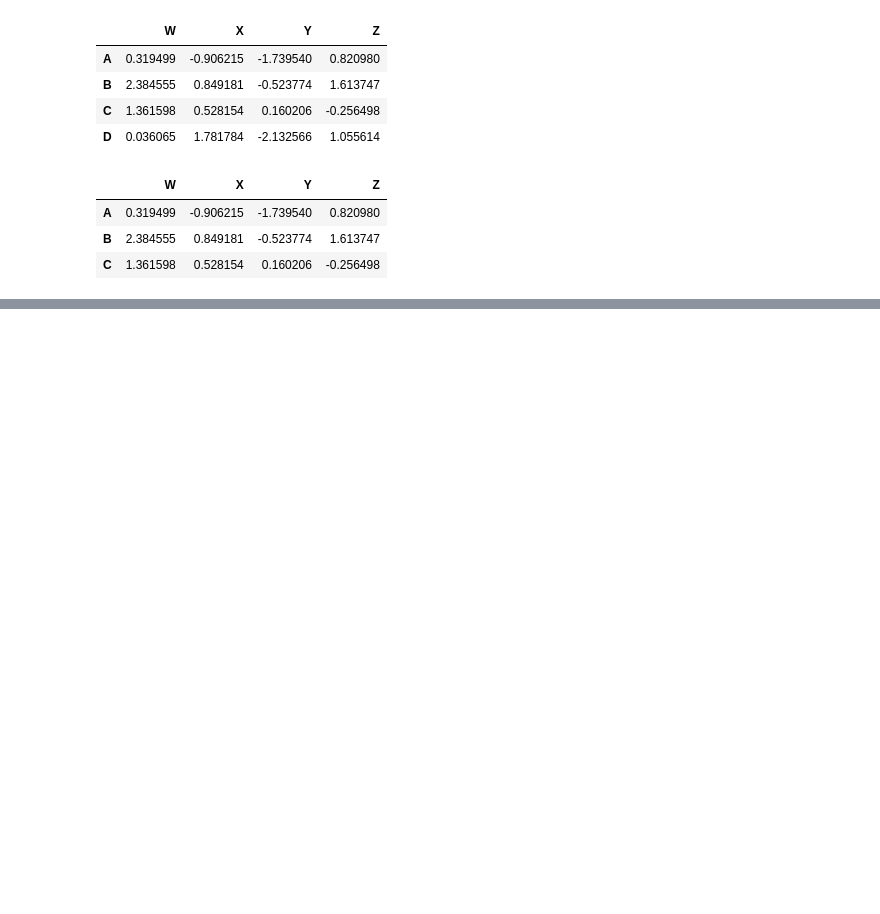
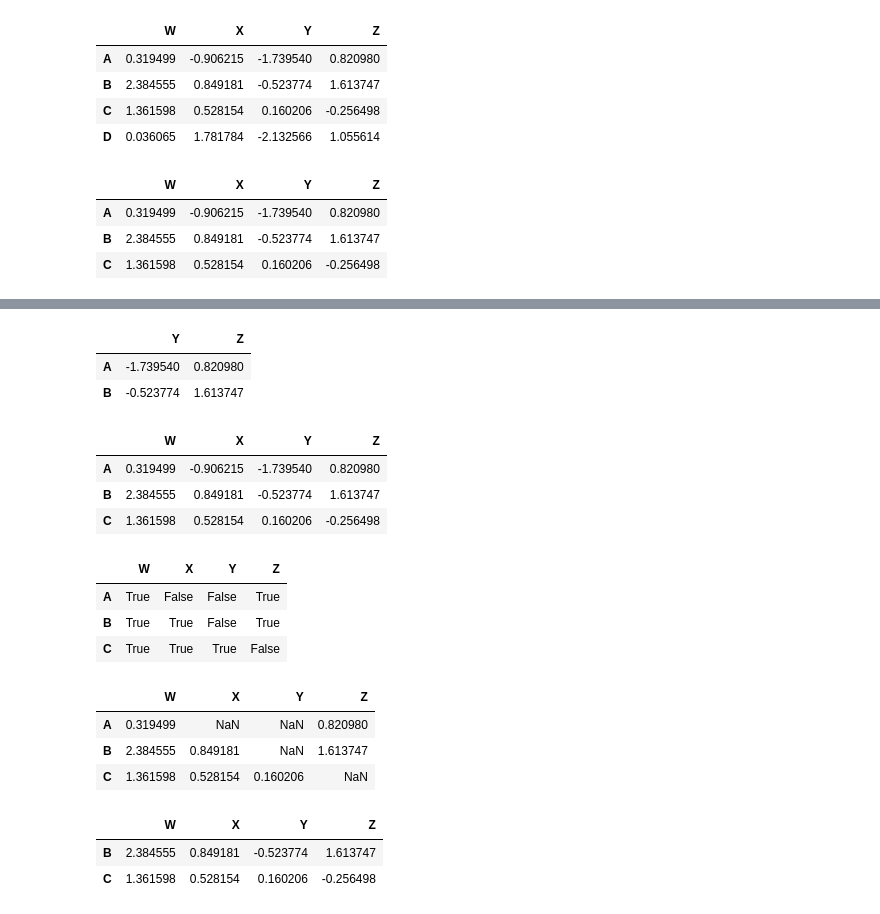
Before and after one commit to shubham25091998/machine_learning, a Jupyter notebook: PandasBasic.ipynb, the cells around one changed output, grey strips where cells are left out. Drawn from its saved outputs; the diff is of its cells as text; code cells hidden in the pictures; blank space fills up the shorter version.

```diff
--- a/PandasBasic.ipynb
+++ b/PandasBasic.ipynb
@@ -112,0 +133,36 @@ mydata
+# %%
+mydata.loc[['A','B'],['Y','Z']]
+# %% [output]
+|  | Y | Z |
+| A | -1.739540 | 0.820980 |
+| B | -0.523774 | 1.613747 |
+# %%
+mydata
+# %% [output]
+|  | W | X | Y | Z |
+| A | 0.319499 | -0.906215 | -1.739540 | 0.820980 |
+| B | 2.384555 | 0.849181 | -0.523774 | 1.613747 |
+| C | 1.361598 | 0.528154 | 0.160206 | -0.256498 |
+# %%
+mydata > 0
+# %% [output]
+|  | W | X | Y | Z |
+| A | True | False | False | True |
+| B | True | True | False | True |
+| C | True | True | True | False |
+# %%
+# where condition is false those data will appear as NaN
+mydata[mydata>0]
+# %% [output]
+|  | W | X | Y | Z |
+| A | 0.319499 | NaN | NaN | 0.820980 |
+| B | 2.384555 | 0.849181 | NaN | 1.613747 |
+| C | 1.361598 | 0.528154 | 0.160206 | NaN |
+# %%
+# apply condition to certain column and do not print that column to avoid NaN value
+# here the row from column which is not satisfing the condition will not be printed
+mydata[mydata['X'] > 0]
+# %% [output]
+|  | W | X | Y | Z |
+| B | 2.384555 | 0.849181 | -0.523774 | 1.613747 |
+| C | 1.361598 | 0.528154 | 0.160206 | -0.256498 |
```
Also changed, not shown: parts of 2 cells of this notebook.
